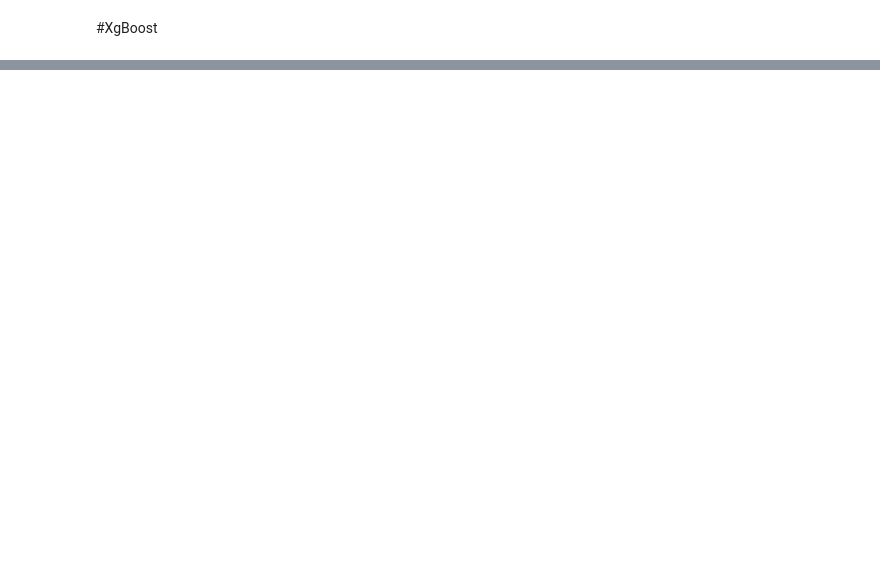
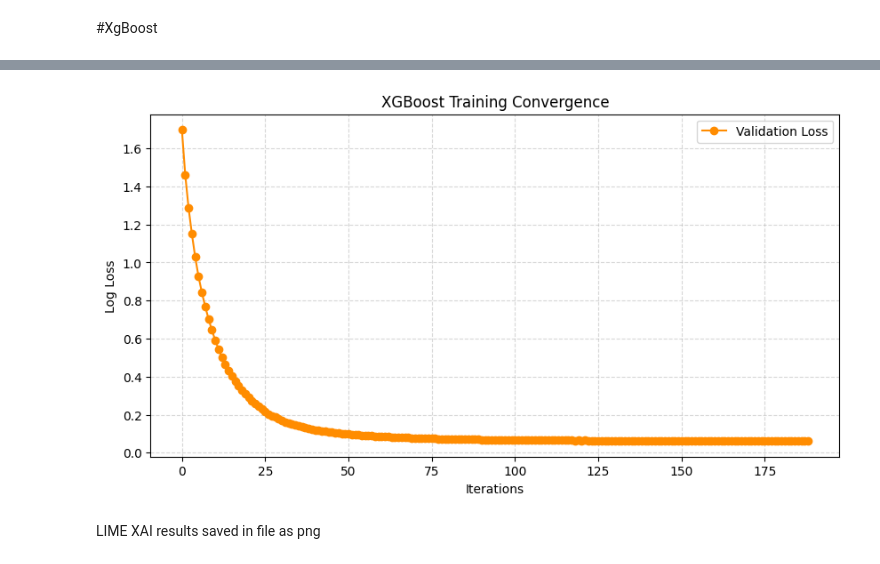
Before and after one commit to shawonsaha15/Diabetes_ML_Research, a Jupyter notebook: Diabetes.ipynb, the cells around one changed output, grey strips where cells are left out. Drawn from its saved outputs; the diff is of its cells as text; code cells hidden in the pictures; blank space fills up the shorter version.

```diff
--- a/Diabetes.ipynb
+++ b/Diabetes.ipynb
@@ -578,0 +609,14 @@ Best Validation Score: 0.0615
+# %%
+# Logloss curve
+
+results = xgb_model.evals_result()
+plt.figure(figsize=(10,5))
+plt.plot(results['validation_0']['mlogloss'], label='Validation Loss', color='darkorange', marker='o')
+plt.xlabel('Iterations')
+plt.ylabel('Log Loss')
+plt.title('XGBoost Training Convergence')
+plt.grid(True, linestyle='--', alpha=0.5)
+plt.legend()
+plt.show()
+# %% [output]
+[figure, added]
@@ -578,0 +684,2 @@ Best Validation Score: 0.0615
+# %% [markdown]
+LIME XAI results saved in file as png
```
Also changed, not shown: parts of 20 cells of this notebook.
